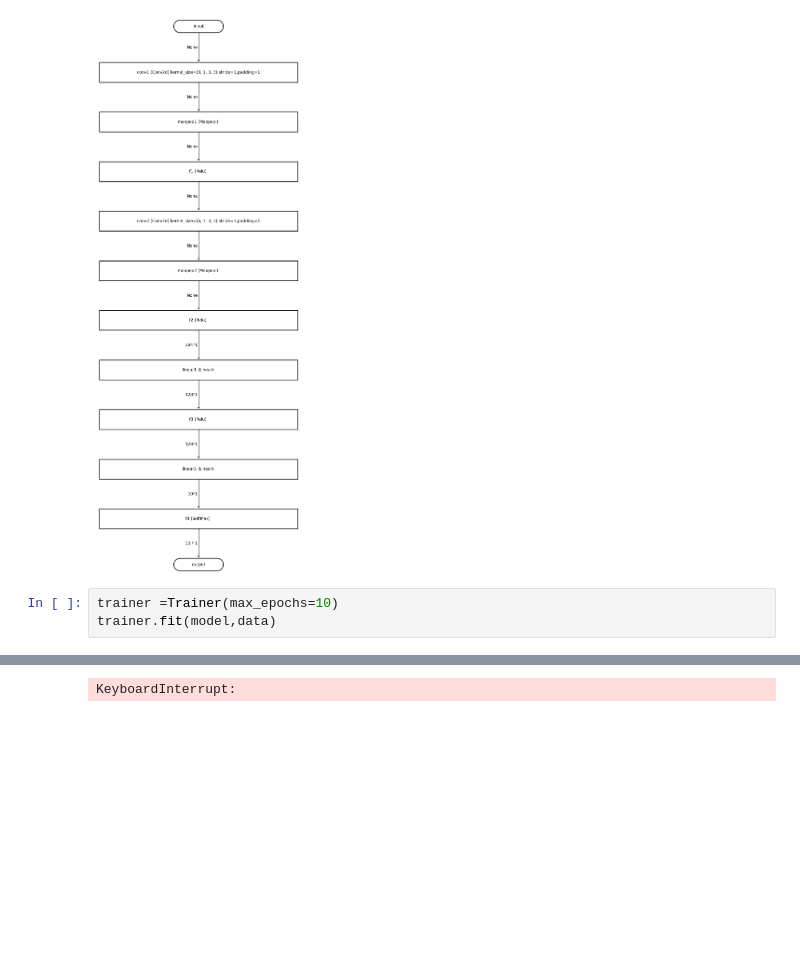
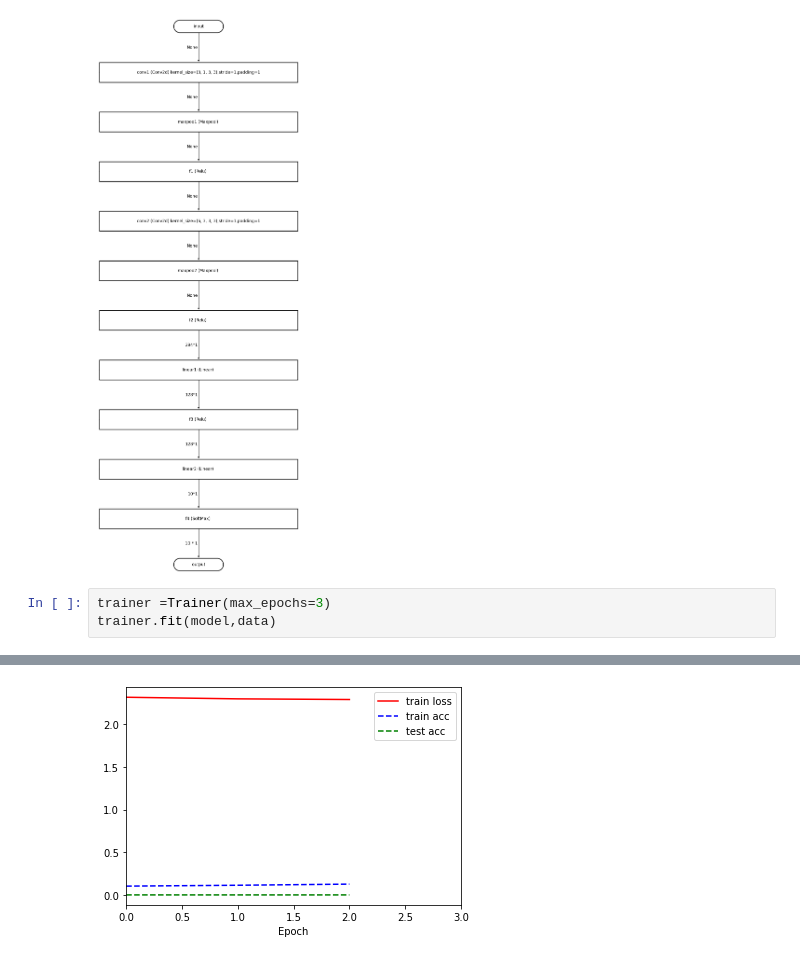
Before and after one commit to yulinlina/Mytorch, a Jupyter notebook: cnn_example.ipynb, the cells around one changed output, grey strips where cells are left out. Saved outputs shown, nothing was run; the diff lists cells and outputs as text; blank space fills up the shorter version.

```diff
--- a/cnn_example.ipynb
+++ b/cnn_example.ipynb
@@ -17,6 +17,6 @@ a_dict: odict_keys(['f1', 'f2', 'f3', 'f4'])
 **********************************
 [figure]
 # %%
-trainer =Trainer(max_epochs=10)
+trainer =Trainer(max_epochs=3)
 trainer.fit(model,data)
 # %% [output]
@@ -24 +24 @@ Epoch: 2, train_batch_id: 97,loss: 11.038,train_acc: 0.1000
-KeyboardInterrupt:
+[figure, added]
```
Also changed, not shown: parts of 1 cell of this notebook.
